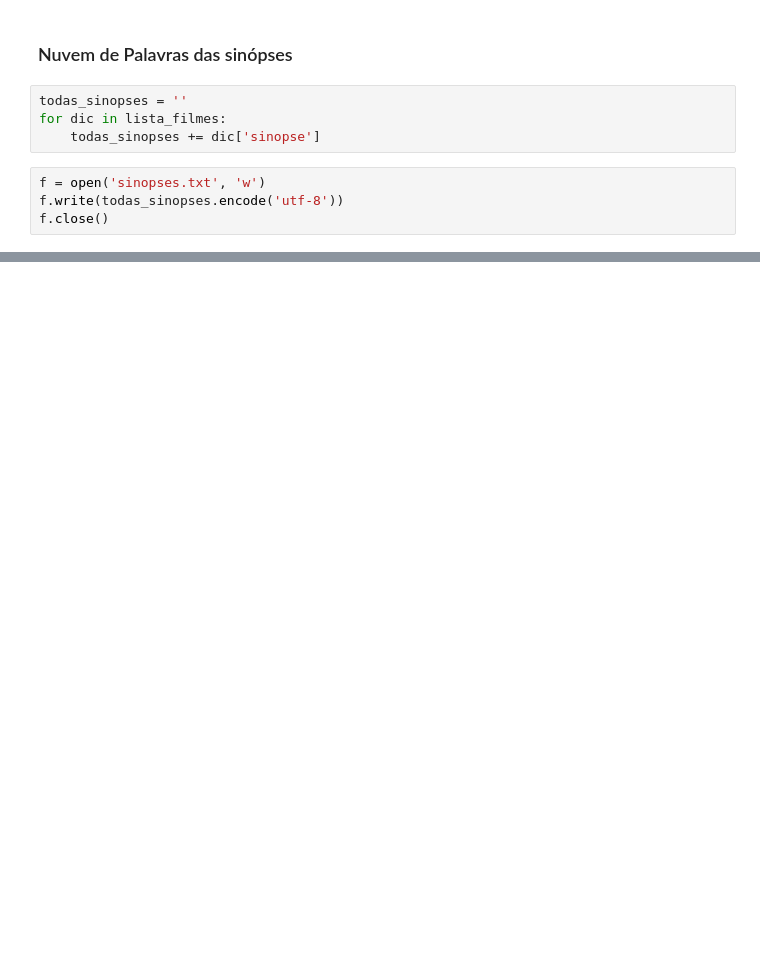
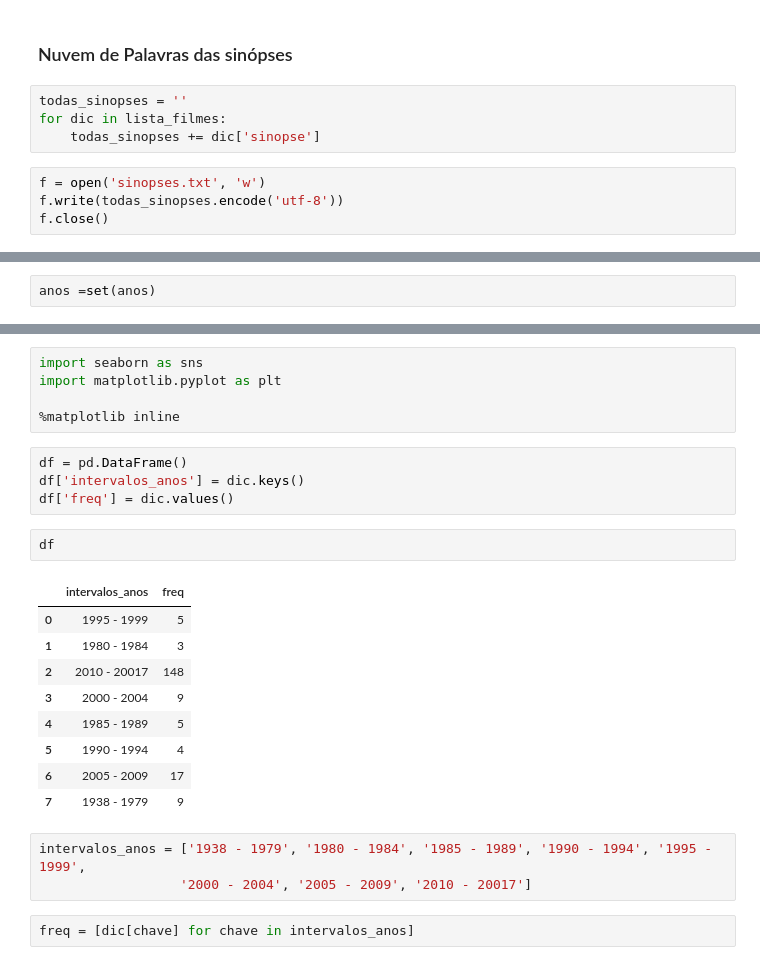
Before and after one commit to SCloves/filmes_de_natal_iMDb, a Jupyter notebook: filmes_natal_iMBDb.ipynb, the cells around one changed output, grey strips where cells are left out. Saved outputs shown, nothing was run; the diff lists cells and outputs as text; blank space fills up the shorter version.

```diff
--- a/filmes_natal_iMBDb.ipynb
+++ b/filmes_natal_iMBDb.ipynb
@@ -539,0 +544,2 @@ f.close()
+# %%
+anos =set(anos)
@@ -539,0 +599,26 @@ f.close()
+# %%
+import seaborn as sns
+import matplotlib.pyplot as plt
+
+%matplotlib inline
+# %%
+df = pd.DataFrame()
+df['intervalos_anos'] = dic.keys()
+df['freq'] = dic.values()
+# %%
+df
+# %% [output]
+|  | intervalos_anos | freq |
+| 0 | 1995 - 1999 | 5 |
+| 1 | 1980 - 1984 | 3 |
+| 2 | 2010 - 20017 | 148 |
+| 3 | 2000 - 2004 | 9 |
+| 4 | 1985 - 1989 | 5 |
+| 5 | 1990 - 1994 | 4 |
+| 6 | 2005 - 2009 | 17 |
+| 7 | 1938 - 1979 | 9 |
+# %%
+intervalos_anos = ['1938 - 1979', '1980 - 1984', '1985 - 1989', '1990 - 1994', '1995 - 1999',
+                  '2000 - 2004', '2005 - 2009', '2010 - 20017']
+# %%
+freq = [dic[chave] for chave in intervalos_anos]
```
Also changed, not shown: parts of 23 cells of this notebook.
